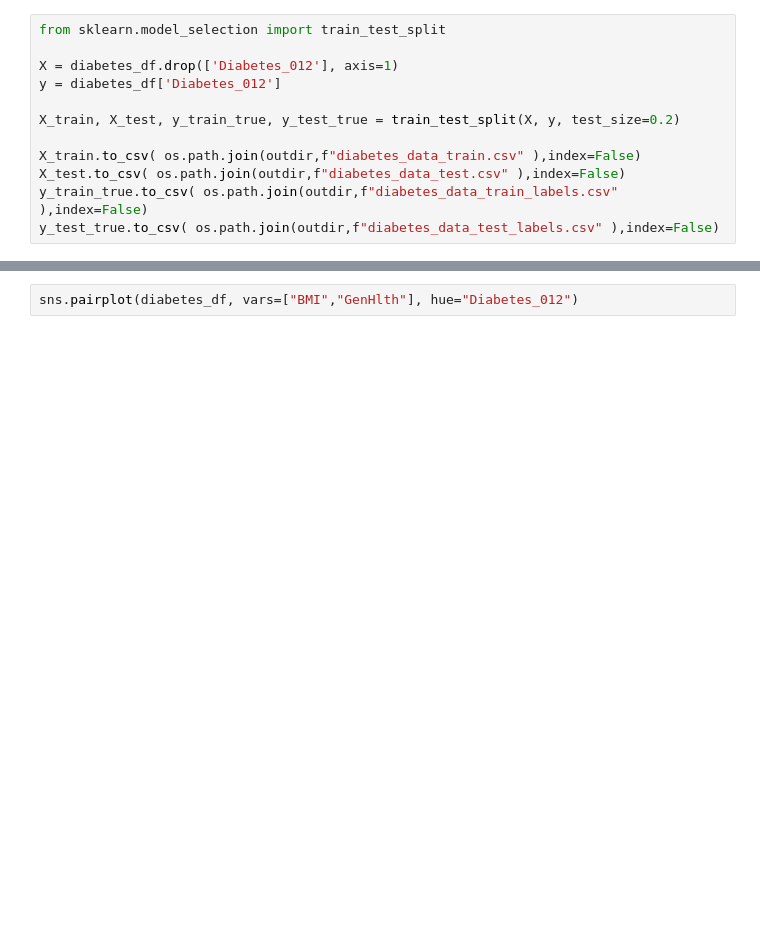
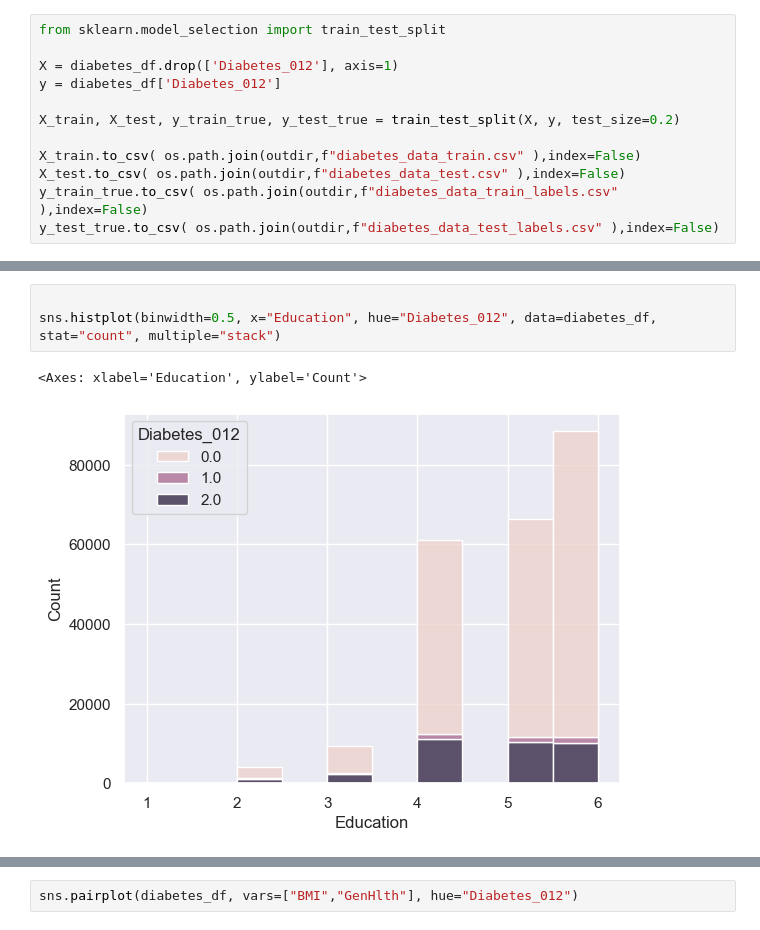
Before and after one commit to neelimaGATech/unsupervised_learning, a Jupyter notebook: explore_data.ipynb, the cells around one changed output, grey strips where cells are left out. Drawn from its saved outputs; the diff is of its cells as text; blank space fills up the shorter version.

```diff
--- a/explore_data.ipynb
+++ b/explore_data.ipynb
@@ -334,0 +342,6 @@ y_test_true.to_csv( os.path.join(outdir,f"diabetes_data_test_labels.csv" ),index
+# %%
+
+sns.histplot(binwidth=0.5, x="Education", hue="Diabetes_012", data=diabetes_df, stat="count", multiple="stack")
+# %% [output]
+<Axes: xlabel='Education', ylabel='Count'>
+[figure, added]
```
Also changed, not shown: parts of 8 cells of this notebook, 36 other files.
